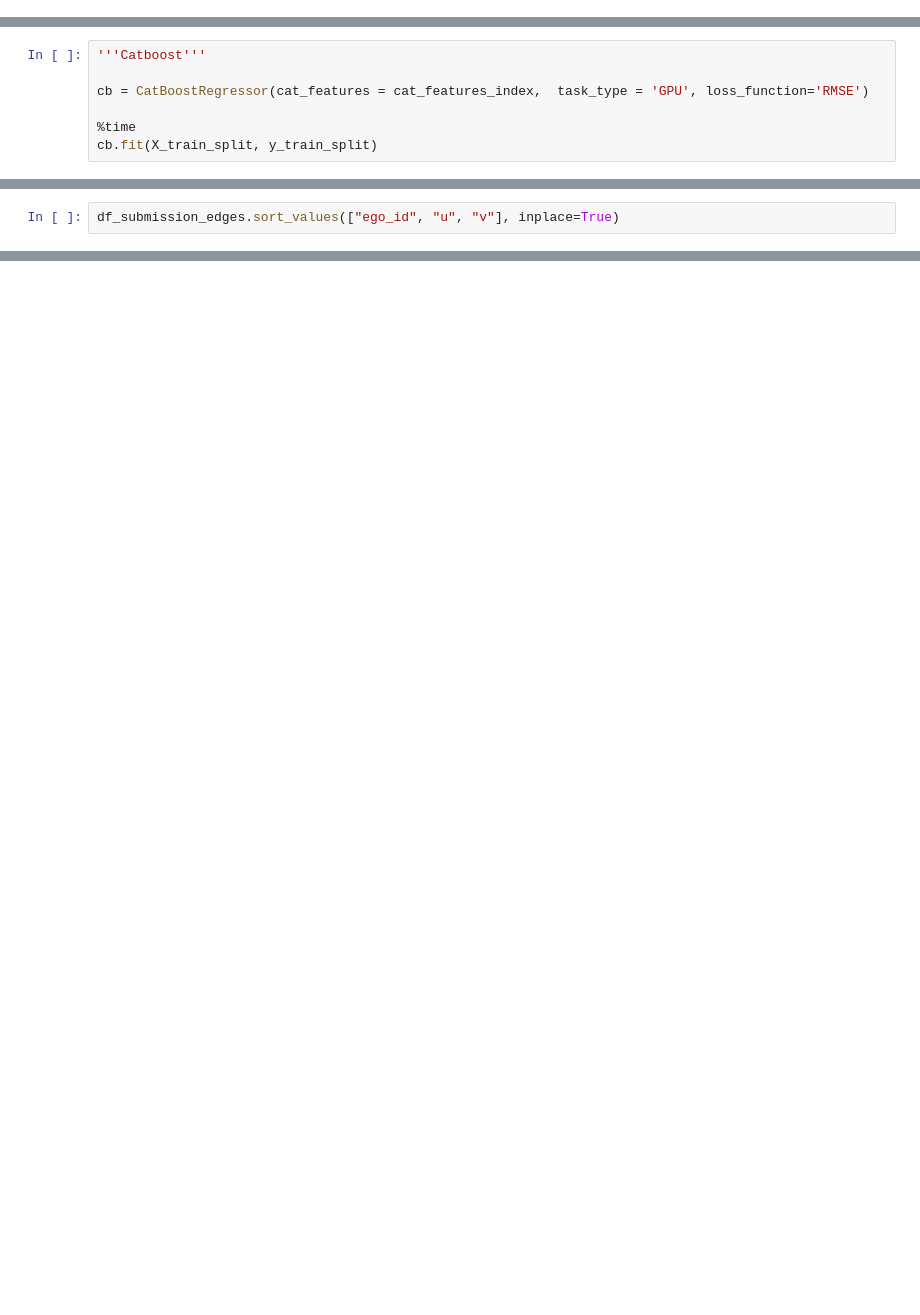
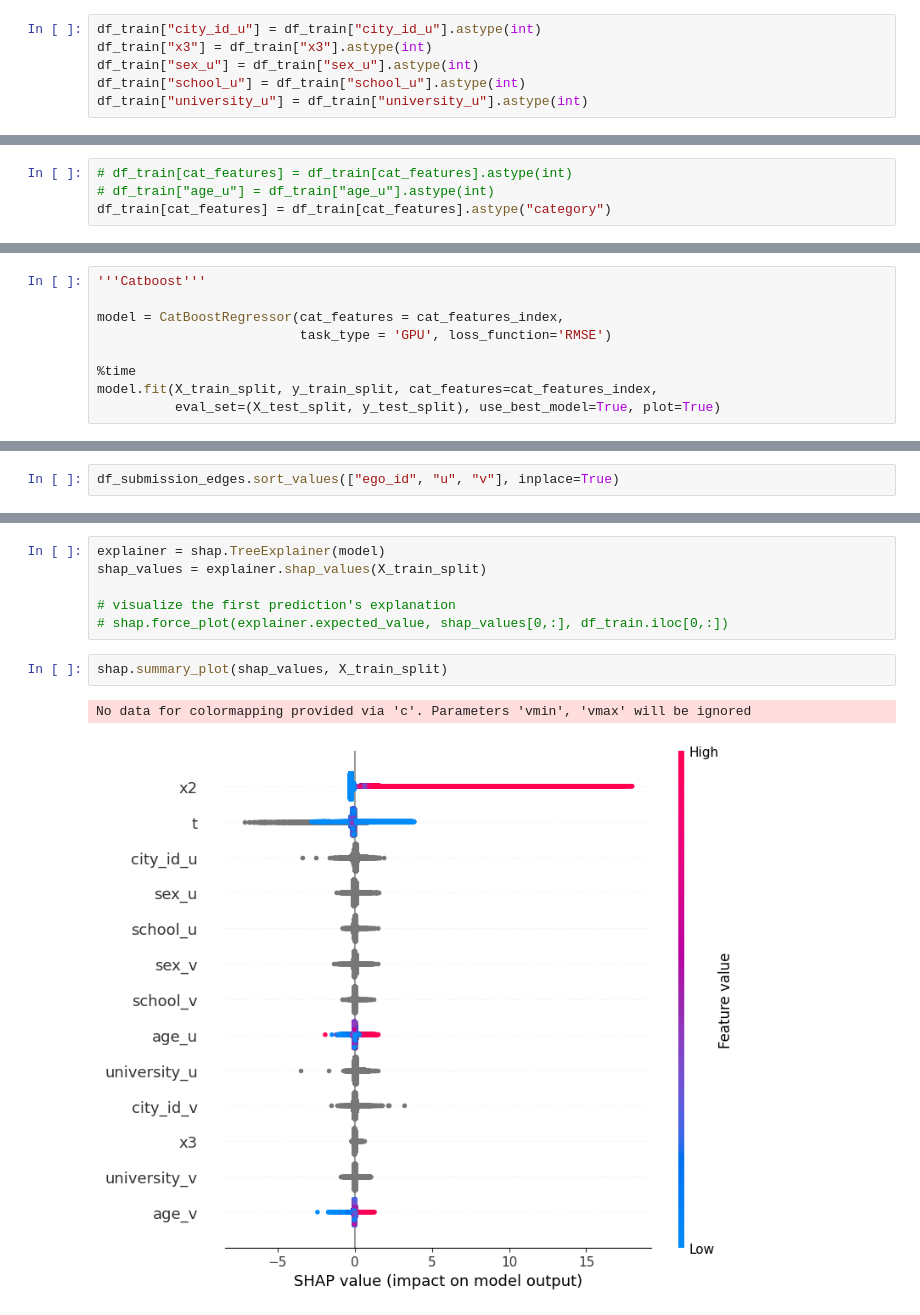
Before and after one commit to supawesome/VK-Graph-Contest-draft, a Jupyter notebook: catboost.ipynb, the cells around one changed output, grey strips where cells are left out. Saved outputs shown, nothing was run; the diff lists cells and outputs as text; blank space fills up the shorter version.

```diff
--- a/catboost.ipynb
+++ b/catboost.ipynb
@@ -133,0 +118,6 @@ df_train[df_train.loc[:,"ego_id"] == 8]
+# %%
+df_train["city_id_u"] = df_train["city_id_u"].astype(int)
+df_train["x3"] = df_train["x3"].astype(int)
+df_train["sex_u"] = df_train["sex_u"].astype(int)
+df_train["school_u"] = df_train["school_u"].astype(int)
+df_train["university_u"] = df_train["university_u"].astype(int)
@@ -133,0 +143,4 @@ df_train[df_train.loc[:,"ego_id"] == 8]
+# %%
+# df_train[cat_features] = df_train[cat_features].astype(int)
+# df_train["age_u"] = df_train["age_u"].astype(int)
+df_train[cat_features] = df_train[cat_features].astype("category")
@@ -148,10 +198,12 @@ cat_features_index = [i for i, item in enumerate(df_train.columns) if item in ca
 # %%
 '''Catboost'''
 
-cb = CatBoostRegressor(cat_features = cat_features_index,  task_type = 'GPU', loss_function='RMSE')
+model = CatBoostRegressor(cat_features = cat_features_index,
+                          task_type = 'GPU', loss_function='RMSE')
 
 %time
-cb.fit(X_train_split, y_train_split)
+model.fit(X_train_split, y_train_split, cat_features=cat_features_index,
+          eval_set=(X_test_split, y_test_split), use_best_model=True, plot=True)
 # %% [output]
 CPU times: total: 0 ns
 Wall time: 0 ns
@@ -250,0 +594,11 @@ type(b)
+# %%
+explainer = shap.TreeExplainer(model)
+shap_values = explainer.shap_values(X_train_split)
+
+# visualize the first prediction's explanation
+# shap.force_plot(explainer.expected_value, shap_values[0,:], df_train.iloc[0,:])
+# %%
+shap.summary_plot(shap_values, X_train_split)
+# %% [output]
+No data for colormapping provided via 'c'. Parameters 'vmin', 'vmax' will be ignored
+[figure, added]
```
Also changed, not shown: parts of 57 cells of this notebook, 1 other file.
